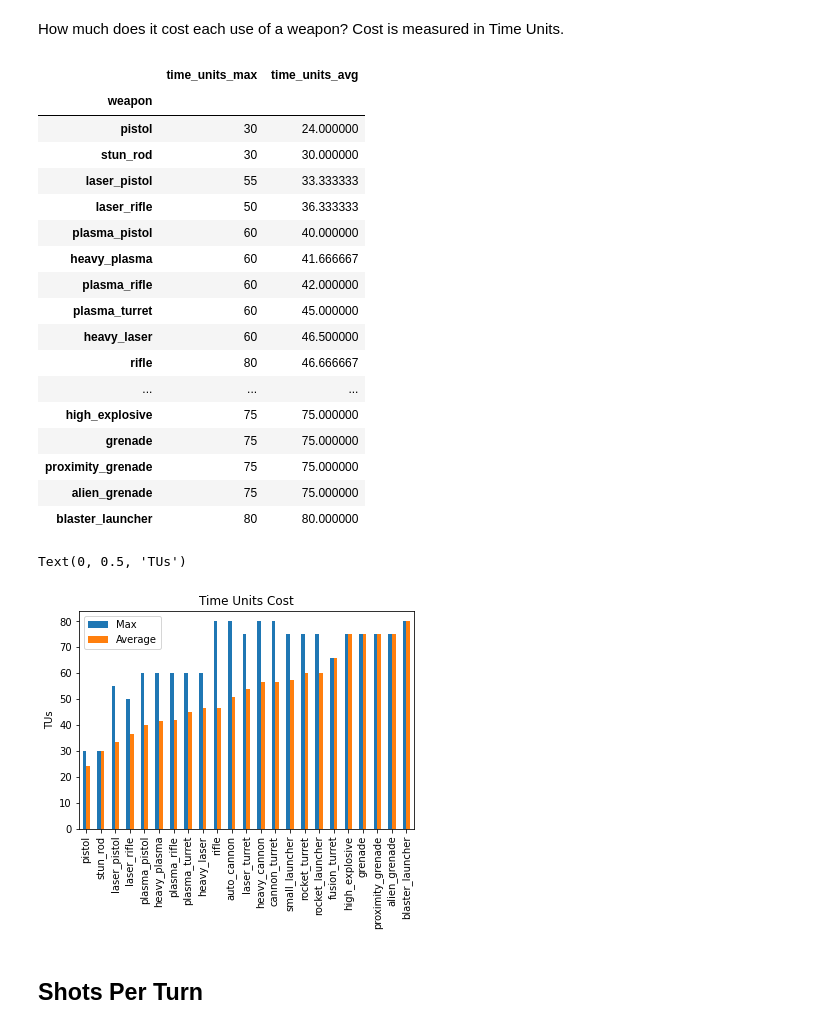
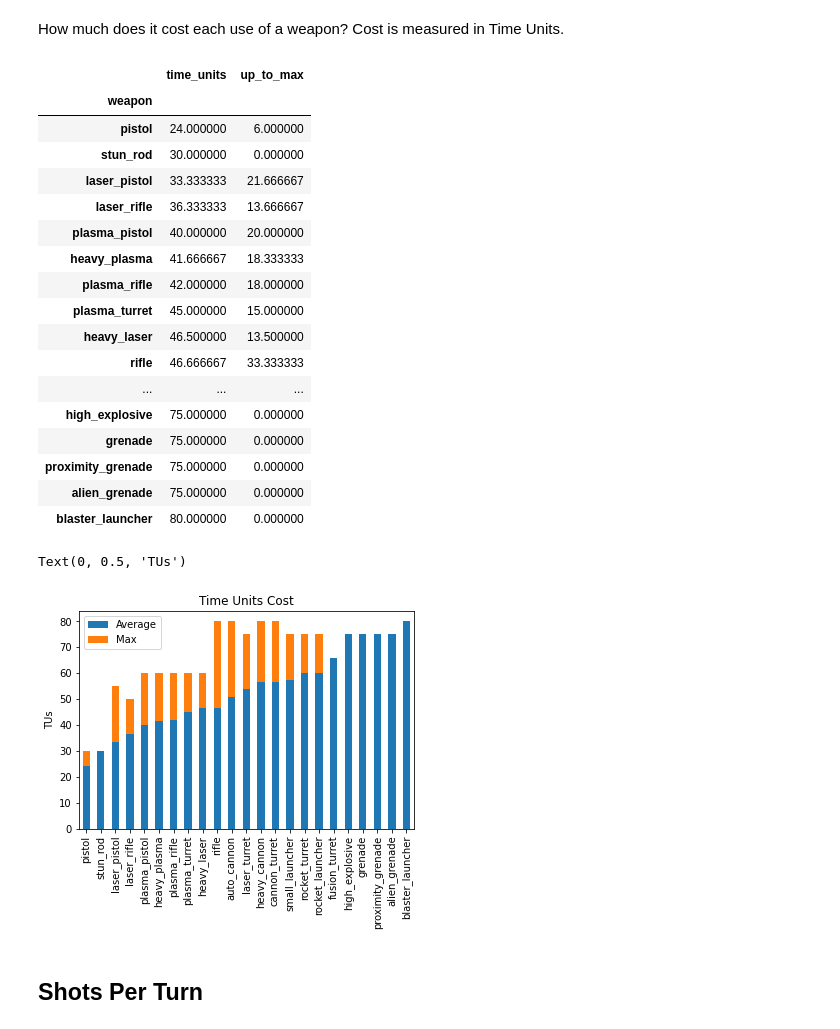
Before and after one commit to Bernardo-MG/xcom-analysis-jupyter-notebook, a Jupyter notebook: enemy_unknown/weapon_stats.ipynb, the cells around one changed output. Cells and saved outputs as stored; diff of their text form; code cells hidden in the pictures.

```diff
--- a/enemy_unknown/weapon_stats.ipynb
+++ b/enemy_unknown/weapon_stats.ipynb
@@ -215,37 +195,38 @@ time_units_max = time_units_max.groupby("weapon").max()
 time_units_average = weapon_data[["weapon", "time_units"]]
 time_units_average = time_units_average.groupby("weapon").mean()
 # %%
-time_units = time_units_max.merge(time_units_average, on="weapon")
-time_units = time_units.rename(columns={"time_units_x": "time_units_max", "time_units_y": "time_units_avg"})
-time_units = time_units.sort_values(by=["time_units_avg"])
+time_units = time_units_average.merge(time_units_max, on="weapon")
+time_units = time_units.rename(columns={"time_units_x": "time_units", "time_units_y": "up_to_max"})
+time_units["up_to_max"] = time_units.apply(lambda x: x["up_to_max"] - x["time_units"], axis=1)
+time_units = time_units.sort_values(by=["time_units"])
 time_units
 # %% [output]
-|  | time_units_max | time_units_avg |
+|  | time_units | up_to_max |
 | weapon |  |  |
-| pistol | 30 | 24.000000 |
-| stun_rod | 30 | 30.000000 |
-| laser_pistol | 55 | 33.333333 |
-| laser_rifle | 50 | 36.333333 |
-| plasma_pistol | 60 | 40.000000 |
-| heavy_plasma | 60 | 41.666667 |
-| plasma_rifle | 60 | 42.000000 |
-| plasma_turret | 60 | 45.000000 |
-| heavy_laser | 60 | 46.500000 |
-| rifle | 80 | 46.666667 |
+| pistol | 24.000000 | 6.000000 |
+| stun_rod | 30.000000 | 0.000000 |
+| laser_pistol | 33.333333 | 21.666667 |
+| laser_rifle | 36.333333 | 13.666667 |
+| plasma_pistol | 40.000000 | 20.000000 |
+| heavy_plasma | 41.666667 | 18.333333 |
+| plasma_rifle | 42.000000 | 18.000000 |
+| plasma_turret | 45.000000 | 15.000000 |
+| heavy_laser | 46.500000 | 13.500000 |
+| rifle | 46.666667 | 33.333333 |
 | ... | ... | ... |
-| high_explosive | 75 | 75.000000 |
-| grenade | 75 | 75.000000 |
-| proximity_grenade | 75 | 75.000000 |
-| alien_grenade | 75 | 75.000000 |
-| blaster_launcher | 80 | 80.000000 |
+| high_explosive | 75.000000 | 0.000000 |
+| grenade | 75.000000 | 0.000000 |
+| proximity_grenade | 75.000000 | 0.000000 |
+| alien_grenade | 75.000000 | 0.000000 |
+| blaster_launcher | 80.000000 | 0.000000 |
 # %%
-ax = time_units.plot.bar(title="Time Units Cost")
-ax.legend(["Max", "Average"])
+ax = time_units.plot.bar(title="Time Units Cost", stacked=True)
+ax.legend(["Average", "Max"])
 ax.xaxis.get_label().set_visible(False)
 ax.set_ylabel("TUs")
 # %% [output]
 Text(0, 0.5, 'TUs')
-[figure, old version]
+[figure, new version]
 # %% [markdown]
 ## Shots Per Turn
 # %% [markdown]
```
Also changed, not shown: parts of 20 cells of this notebook, 4 other files.
